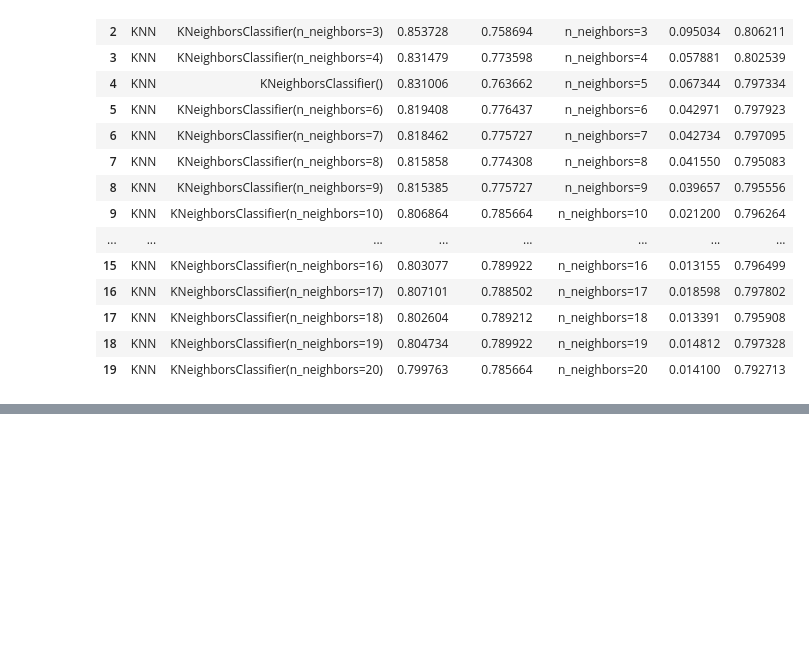
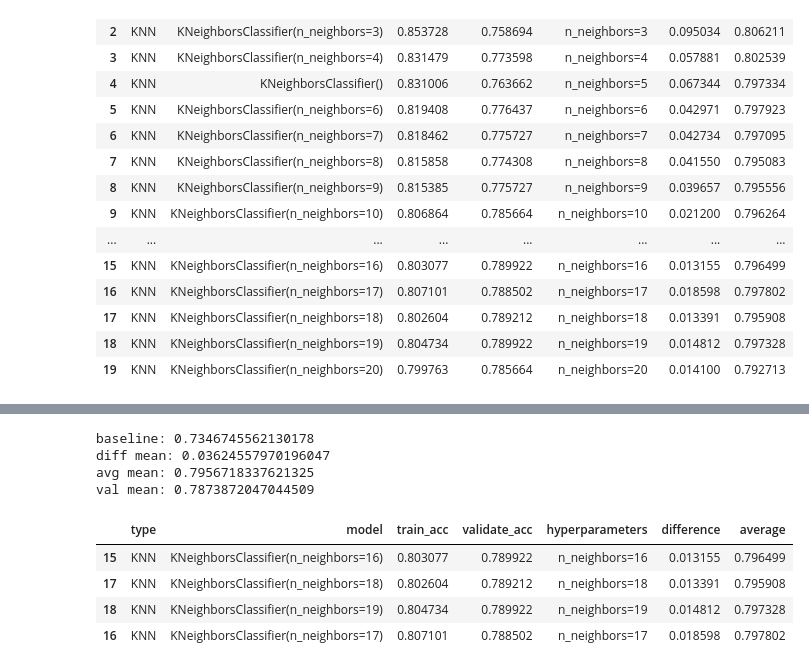
Before and after one commit to Michael-Nelson361/Telco_Report, a Jupyter notebook: modeling.ipynb, the cells around one changed output, grey strips where cells are left out. Cells and saved outputs as stored; diff of their text form; code cells hidden in the pictures; blank space fills up the shorter version.

```diff
--- a/modeling.ipynb
+++ b/modeling.ipynb
@@ -1307,0 +1339,4 @@ def lr_modeling(X_set,y_set,n_models=20,r_parameter=123,plot=False):
+# %%
+# test the metrics filter
+knn_metrics = knn_modeling(X_set,y_set)
+knn_metrics
@@ -1307,0 +1361,12 @@ def lr_modeling(X_set,y_set,n_models=20,r_parameter=123,plot=False):
+# %%
+metrics_filter(knn_metrics,y_set[0])
+# %% [output]
+baseline: 0.7346745562130178
+diff mean: 0.03624557970196047
+avg mean: 0.7956718337621325
+val mean: 0.7873872047044509
+|  | type | model | train_acc | validate_acc | hyperparameters | difference | average |
+| 15 | KNN | KNeighborsClassifier(n_neighbors=16) | 0.803077 | 0.789922 | n_neighbors=16 | 0.013155 | 0.796499 |
+| 17 | KNN | KNeighborsClassifier(n_neighbors=18) | 0.802604 | 0.789212 | n_neighbors=18 | 0.013391 | 0.795908 |
+| 18 | KNN | KNeighborsClassifier(n_neighbors=19) | 0.804734 | 0.789922 | n_neighbors=19 | 0.014812 | 0.797328 |
+| 16 | KNN | KNeighborsClassifier(n_neighbors=17) | 0.807101 | 0.788502 | n_neighbors=17 | 0.018598 | 0.797802 |
```
Also changed, not shown: parts of 30 cells of this notebook.
